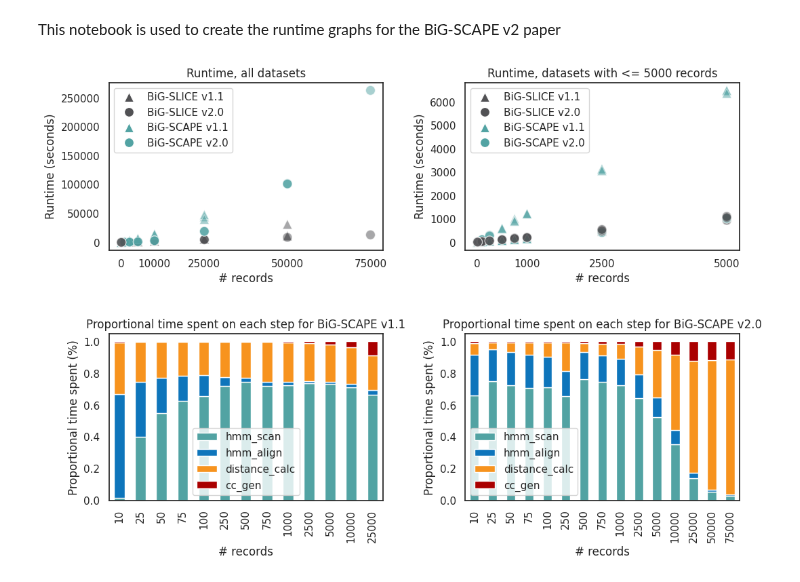
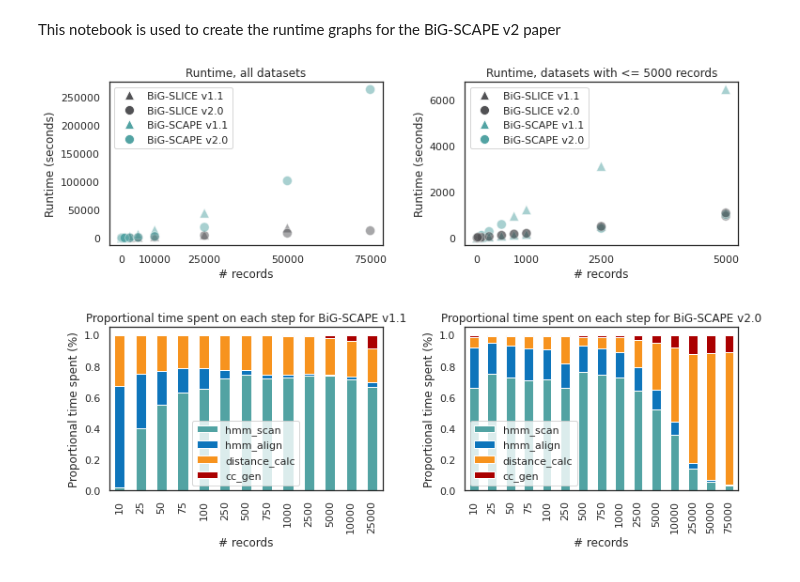
Before and after one commit to adraismawur/bigscape-v2-notebooks, a Jupyter notebook: runtimes.ipynb, the cells around one changed output. Saved outputs shown, nothing was run; the diff lists cells and outputs as text; code cells hidden in the pictures.

Commit message:
average out runtimes

```diff
--- a/runtimes.ipynb
+++ b/runtimes.ipynb
@@ -42,6 +42,9 @@ bigscape_v2_mode_matrix = pd.read_csv("bigscape_v2_mode_matrix.csv")
 bigscape_v2_mode_matrix["sample"] = bigscape_v2_mode_matrix["sample"].str.split("_").str[3:-1]
 bigscape_v2_mode_matrix["sample"] = bigscape_v2_mode_matrix["sample"].str.join("_")
 
+# average out per sample
+bigscape_v2_mode_matrix = bigscape_v2_mode_matrix.groupby(["sample"]).mean()
+
 
 # 10k mode csvs
 bigscape_v2_mode_10k_matrix = pd.read_csv("bigscape_v2_mode_10k_matrix.csv")
@@ -49,6 +52,8 @@ bigscape_v2_mode_10k_matrix = pd.read_csv("bigscape_v2_mode_10k_matrix.csv")
 bigscape_v2_mode_10k_matrix["sample"] = bigscape_v2_mode_10k_matrix["sample"].str.split("_").str[3:-1]
 bigscape_v2_mode_10k_matrix["sample"] = bigscape_v2_mode_10k_matrix["sample"].str.join("_")
 
+# average out per sample
+bigscape_v2_mode_10k_matrix = bigscape_v2_mode_10k_matrix.groupby(["sample"]).mean()
 
 # bigslice csvs, both are: size,sample,start,total
 bigslice_v1_matrix = pd.read_csv("bigslice_v1_matrix.csv")
@@ -58,8 +63,8 @@ bigslice_v2_matrix = pd.read_csv("bigslice_v2_matrix.csv")
 bigscape_v1_matrix = bigscape_v1_matrix.set_index(["size", "sample"])
 bigscape_v2_matrix = bigscape_v2_matrix.set_index(["size", "sample"])
 # modes runs do not have sample sizes, or at least it's not relevant
-bigscape_v2_mode_matrix = bigscape_v2_mode_matrix.set_index(["sample"])
-bigscape_v2_mode_10k_matrix = bigscape_v2_mode_10k_matrix.set_index(["sample"])
+# bigscape_v2_mode_matrix = bigscape_v2_mode_matrix.set_index(["sample"])
+# bigscape_v2_mode_10k_matrix = bigscape_v2_mode_10k_matrix.set_index(["sample"])
 
 bigslice_v1_matrix = bigslice_v1_matrix.set_index(["size", "sample"])
 bigslice_v2_matrix = bigslice_v2_matrix.set_index(["size", "sample"])
@@ -71,6 +76,9 @@ totals["BiG-SLICE v1.1"] = bigslice_v1_matrix["total"]
 totals["BiG-SLICE v2.0"] = bigslice_v2_matrix["total"]
 totals["BiG-SCAPE v1.1"] = bigscape_v1_matrix["total"]
 totals["BiG-SCAPE v2.0"] = bigscape_v2_matrix["total"]
+
+# average
+totals = totals.groupby(["size"]).mean()
 
 
 totals["size"] = totals.index.get_level_values(0)
@@ -146,7 +154,7 @@ axes[0, 0].set_ylabel("Runtime (seconds)")
 # apply correct markers
 colls = axes[0, 0].collections
 for collection in colls:
-    collection.set_paths([triangle_mk] * 42 + [dot_mk] * 42 + [triangle_mk] * 42 + [dot_mk] * 42)
+    collection.set_paths([triangle_mk] * 14 + [dot_mk] * 15 + [triangle_mk] * 13 + [dot_mk] * 15)
     collection.set_alpha(0.5)
 
 handles, labels = axes[0, 0].get_legend_handles_labels()
@@ -180,7 +188,7 @@ axes[0, 1].set_ylabel("Runtime (seconds)")
 # apply correct markers
 colls = axes[0, 1].collections
 for collection in colls:
-    collection.set_paths([triangle_mk] * 42 + [dot_mk] * 42 + [triangle_mk] * 42 + [dot_mk] * 42)
+    collection.set_paths([triangle_mk] * 14 + [dot_mk] * 15 + [triangle_mk] * 13 + [dot_mk] * 15)
     collection.set_alpha(0.5)
 
 handles, labels = axes[0, 1].get_legend_handles_labels()
@@ -209,34 +217,34 @@ axes[1, 0].set_xlabel("# records")
 # y axis options
 axes[1, 0].set_ylabel("Proportional time spent (%)")
 
 ## d) proportional time spent on each step for v2
 # generate plot
 v2_prop_time_colors = [
     COLORS["bigscape_blue"],
     COLORS["dark_blue"],
     COLORS["orange_i_found_on_bigscape_image"],
     COLORS["antismash_red"],
 ]
 bigscape_v2_avg_prop.plot(ax=axes[1, 1], kind='bar', stacked=True, color=v2_prop_time_colors)
 
 # title
 axes[1, 1].set_title("Proportional time spent on each step for BiG-SCAPE v2.0")
 
 # x axis options
 axes[1, 1].set_xlabel("# records")
 
 # y axis options
 axes[1, 1].set_ylabel("Proportional time spent (%)")
 
 
 # increase margins
 plt.subplots_adjust(hspace=0.5)
 plt.subplots_adjust(wspace=0.3)
 
 # save as svg
 fig.savefig("bigscape_runtimes.svg")
 # %% [output]
-[figure, old version]
+[figure, new version]
 # %%
 # collate into one image
 
```
Also changed, not shown: parts of 1 cell of this notebook.
